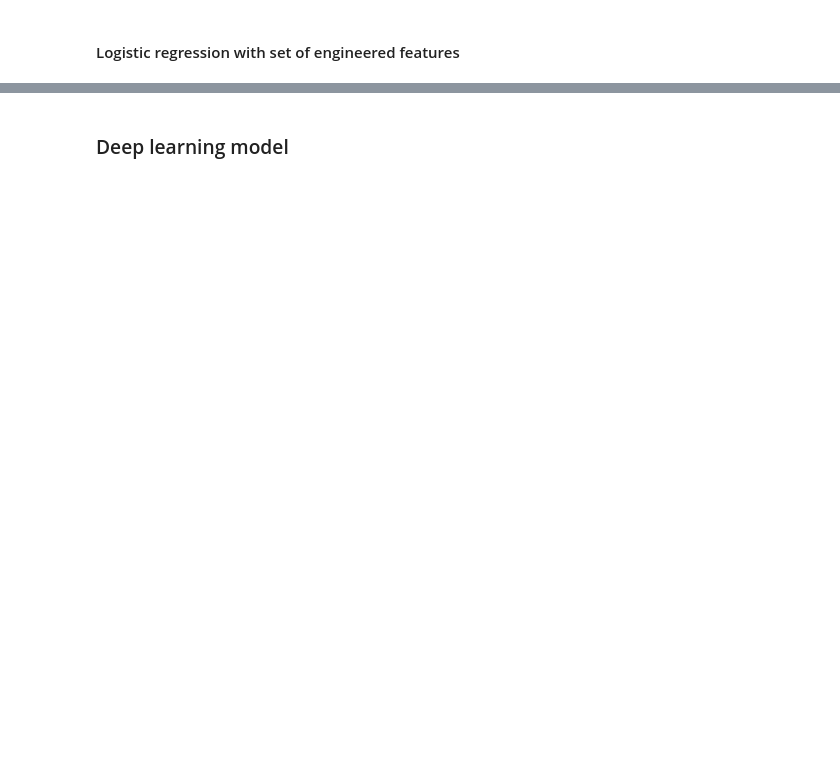
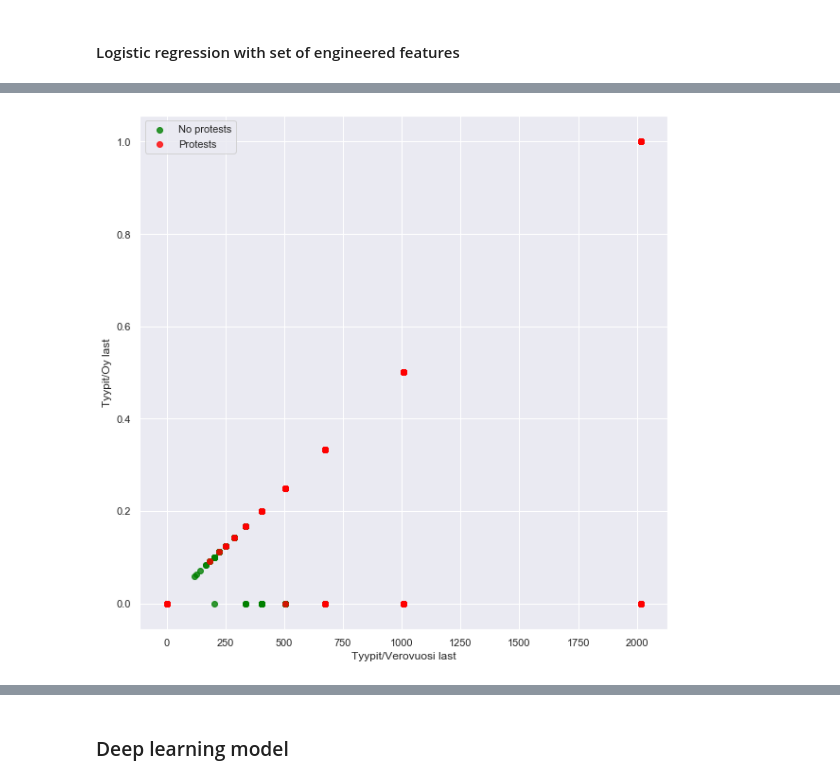
Before and after one commit to loerssoni/credit_risk_finland, a Jupyter notebook: Verodata analyysi.ipynb, the cells around one changed output, grey strips where cells are left out. Saved outputs shown, nothing was run; the diff lists cells and outputs as text; code cells hidden in the pictures; blank space fills up the shorter version.

```diff
--- a/Verodata analyysi.ipynb
+++ b/Verodata analyysi.ipynb
@@ -112,0 +113,4 @@ sns.barplot(x='coef', y=coef.index, data=coef.sort_values('coef', ascending=Fals
+# %%
+plot_cols('Tyypit/Verovuosi last', 'Tyypit/Oy last')
+# %% [output]
+[figure, added]
```
Also changed, not shown: parts of 23 cells of this notebook, 3 other files.
